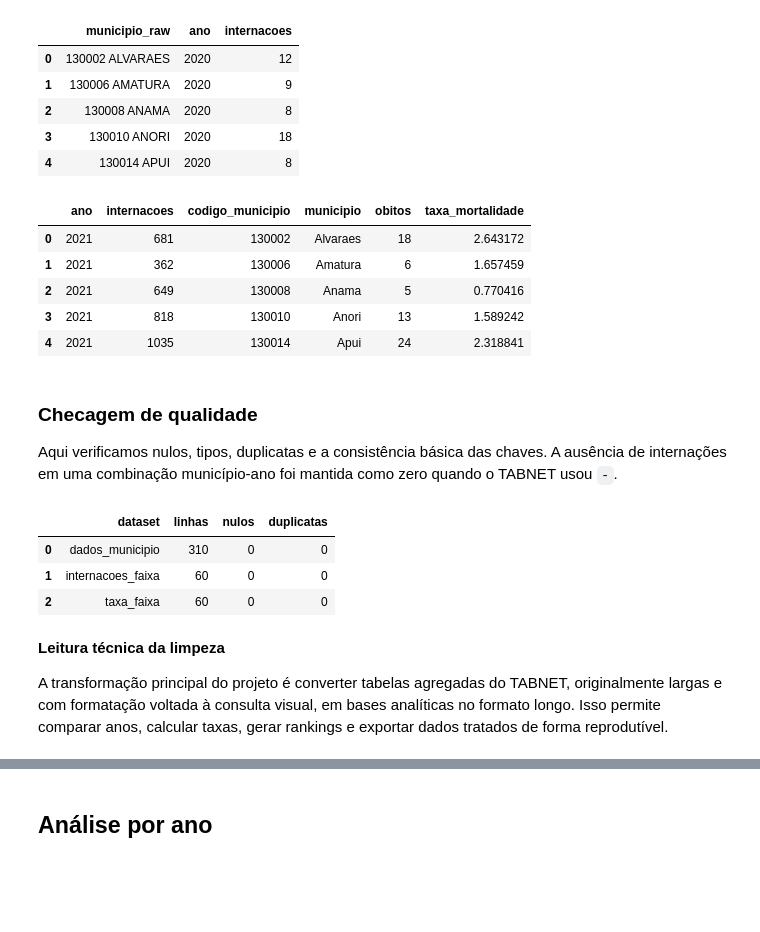
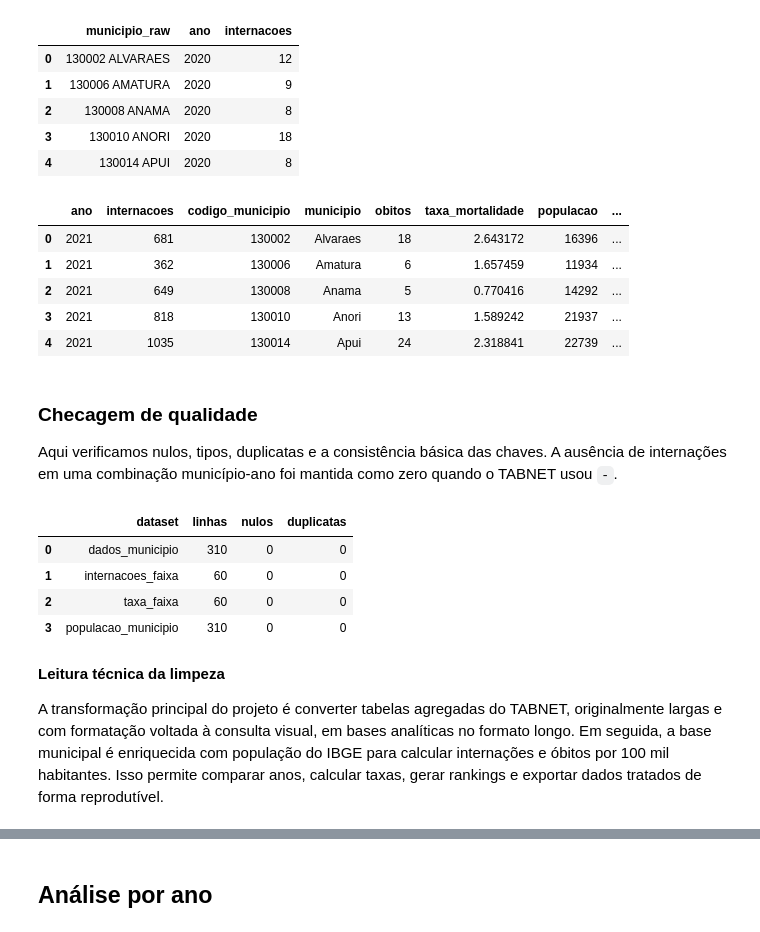
Before and after one commit to nicolasagra-dev/eda-datasus-amazonas, a Jupyter notebook: notebooks/eda_datasus_amazonas.ipynb, the cells around one changed output, grey strips where cells are left out. Drawn from its saved outputs; the diff is of its cells as text; code cells hidden in the pictures; blank space fills up the shorter version.

Commit message:
Adiciona populacao e dashboard

```diff
--- a/notebooks/eda_datasus_amazonas.ipynb
+++ b/notebooks/eda_datasus_amazonas.ipynb
@@ -103,6 +103,7 @@ taxa_faixa = carregar_tabnet(
     dimensao="faixa_etaria",
     valor_nome="taxa_mortalidade",
 )
+populacao_municipio = pd.read_csv(RAW_DIR / "populacao_municipios_am.csv", dtype={"codigo_municipio": str})
 
 internacoes_municipio.head()
 # %% [output]
@@ -139,39 +140,51 @@ faixa_ordem = [
     "80 anos e mais",
     "Idade ignorada",
 ]
 
 for df in [internacoes_faixa, taxa_faixa]:
     df["faixa_etaria"] = pd.Categorical(df["faixa_etaria"], categories=faixa_ordem, ordered=True)
 
 # A consulta usa arquivos de processamento de Jan/2021 a Fev/2026. Como 2026 está incompleto,
 # a análise anual principal usa anos completos de atendimento: 2021 a 2025.
 anos_analise = list(range(2021, 2026))
 
 internacoes_municipio = internacoes_municipio[internacoes_municipio["ano"].isin(anos_analise)].copy()
 obitos_municipio = obitos_municipio[obitos_municipio["ano"].isin(anos_analise)].copy()
 internacoes_faixa = internacoes_faixa[internacoes_faixa["ano"].isin(anos_analise)].copy()
 taxa_faixa = taxa_faixa[taxa_faixa["ano"].isin(anos_analise)].copy()
 
 dados_municipio = internacoes_municipio.merge(
     obitos_municipio,
     on=["codigo_municipio", "municipio", "ano"],
     how="left",
 )
 dados_municipio["obitos"] = dados_municipio["obitos"].fillna(0)
 dados_municipio["taxa_mortalidade"] = np.where(
     dados_municipio["internacoes"] > 0,
     dados_municipio["obitos"] / dados_municipio["internacoes"] * 100,
     0,
 )
+populacao_municipio = populacao_municipio[populacao_municipio["ano"].isin(anos_analise)].copy()
+dados_municipio = dados_municipio.merge(
+    populacao_municipio[["codigo_municipio", "ano", "populacao", "fonte_populacao"]],
+    on=["codigo_municipio", "ano"],
+    how="left",
+)
+dados_municipio["internacoes_por_100k"] = (
+    dados_municipio["internacoes"] / dados_municipio["populacao"] * 100_000
+)
+dados_municipio["obitos_por_100k"] = (
+    dados_municipio["obitos"] / dados_municipio["populacao"] * 100_000
+)
 
 dados_municipio.head()
 # %% [output]
-|  | ano | internacoes | codigo_municipio | municipio | obitos | taxa_mortalidade |
-| 0 | 2021 | 681 | 130002 | Alvaraes | 18 | 2.643172 |
-| 1 | 2021 | 362 | 130006 | Amatura | 6 | 1.657459 |
-| 2 | 2021 | 649 | 130008 | Anama | 5 | 0.770416 |
-| 3 | 2021 | 818 | 130010 | Anori | 13 | 1.589242 |
-| 4 | 2021 | 1035 | 130014 | Apui | 24 | 2.318841 |
+|  | ano | internacoes | codigo_municipio | municipio | obitos | taxa_mortalidade | populacao | ... |
+| 0 | 2021 | 681 | 130002 | Alvaraes | 18 | 2.643172 | 16396 | ... |
+| 1 | 2021 | 362 | 130006 | Amatura | 6 | 1.657459 | 11934 | ... |
+| 2 | 2021 | 649 | 130008 | Anama | 5 | 0.770416 | 14292 | ... |
+| 3 | 2021 | 818 | 130010 | Anori | 13 | 1.589242 | 21937 | ... |
+| 4 | 2021 | 1035 | 130014 | Apui | 24 | 2.318841 | 22739 | ... |
 # %% [markdown]
 ### Checagem de qualidade
 
@@ -183,21 +196,25 @@ resumo_limpeza = pd.DataFrame(
             "dados_municipio",
             "internacoes_faixa",
             "taxa_faixa",
+            "populacao_municipio",
         ],
         "linhas": [
             len(dados_municipio),
             len(internacoes_faixa),
             len(taxa_faixa),
+            len(populacao_municipio),
         ],
         "nulos": [
             int(dados_municipio.isna().sum().sum()),
             int(internacoes_faixa.isna().sum().sum()),
             int(taxa_faixa.isna().sum().sum()),
+            int(populacao_municipio.isna().sum().sum()),
         ],
         "duplicatas": [
             int(dados_municipio.duplicated(["codigo_municipio", "ano"]).sum()),
             int(internacoes_faixa.duplicated(["faixa_etaria", "ano"]).sum()),
             int(taxa_faixa.duplicated(["faixa_etaria", "ano"]).sum()),
+            int(populacao_municipio.duplicated(["codigo_municipio", "ano"]).sum()),
         ],
     }
 )
@@ -208,10 +225,11 @@ resumo_limpeza
 | 0 | dados_municipio | 310 | 0 | 0 |
 | 1 | internacoes_faixa | 60 | 0 | 0 |
 | 2 | taxa_faixa | 60 | 0 | 0 |
+| 3 | populacao_municipio | 310 | 0 | 0 |
 # %% [markdown]
 **Leitura técnica da limpeza**
 
-A transformação principal do projeto é converter tabelas agregadas do TABNET, originalmente largas e com formatação voltada à consulta visual, em bases analíticas no formato longo. Isso permite comparar anos, calcular taxas, gerar rankings e exportar dados tratados de forma reprodutível.
+A transformação principal do projeto é converter tabelas agregadas do TABNET, originalmente largas e com formatação voltada à consulta visual, em bases analíticas no formato longo. Em seguida, a base municipal é enriquecida com população do IBGE para calcular internações e óbitos por 100 mil habitantes. Isso permite comparar anos, calcular taxas, gerar rankings e exportar dados tratados de forma reprodutível.
 # %%
 dados_municipio.to_csv(PROCESSED_DIR / "internacoes_obitos_municipio_ano_am_limpo.csv", index=False)
 internacoes_faixa.to_csv(PROCESSED_DIR / "internacoes_faixa_etaria_ano_am_limpo.csv", index=False)
```
Also changed, not shown: parts of 46 cells of this notebook, 17 other files.
